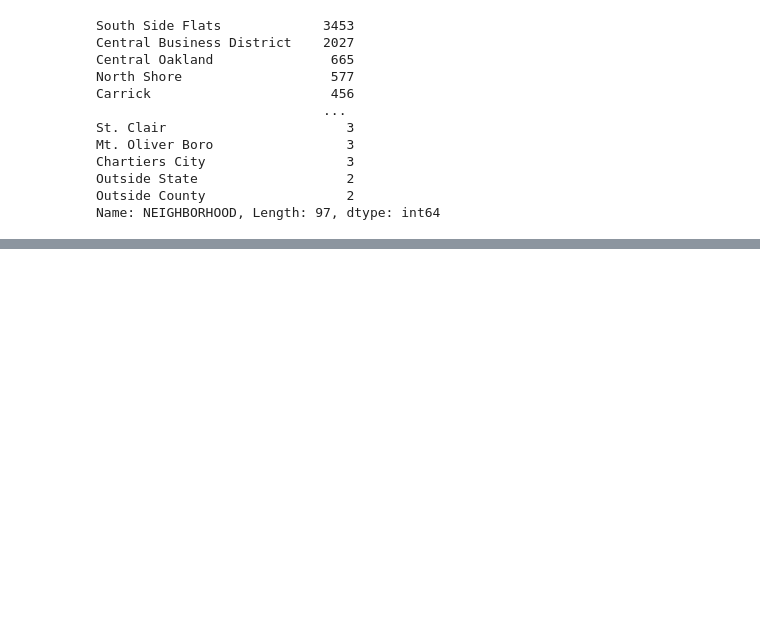
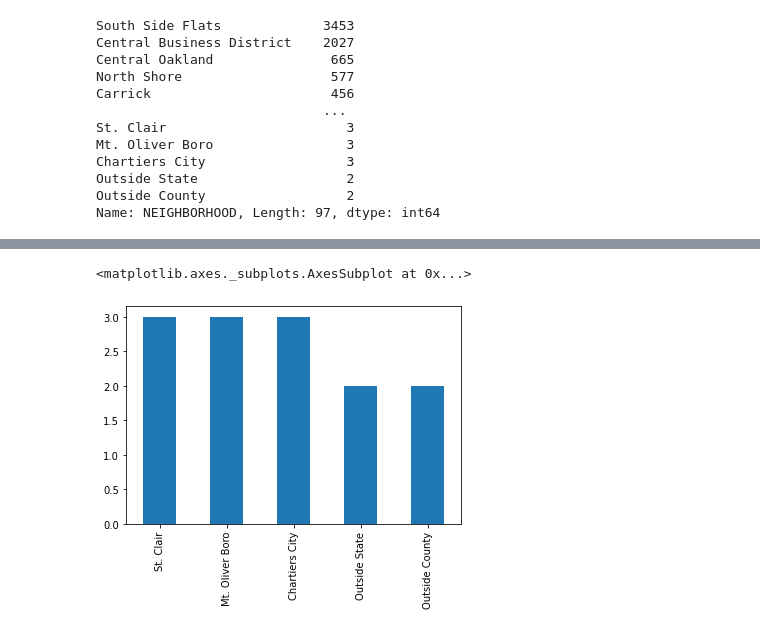
Before and after one commit to GregBetron/big-ideas-final, a Jupyter notebook: Citations.ipynb, the cells around one changed output, grey strips where cells are left out. Saved outputs shown, nothing was run; the diff lists cells and outputs as text; code cells hidden in the pictures; blank space fills up the shorter version.

```diff
--- a/Citations.ipynb
+++ b/Citations.ipynb
@@ -58,0 +84,5 @@ Name: NEIGHBORHOOD, Length: 97, dtype: int64
+# %%
+pd.Series(least).plot.bar()
+# %% [output]
+<matplotlib.axes._subplots.AxesSubplot at 0x...>
+[figure, added]
```
Also changed, not shown: parts of 7 cells of this notebook.
